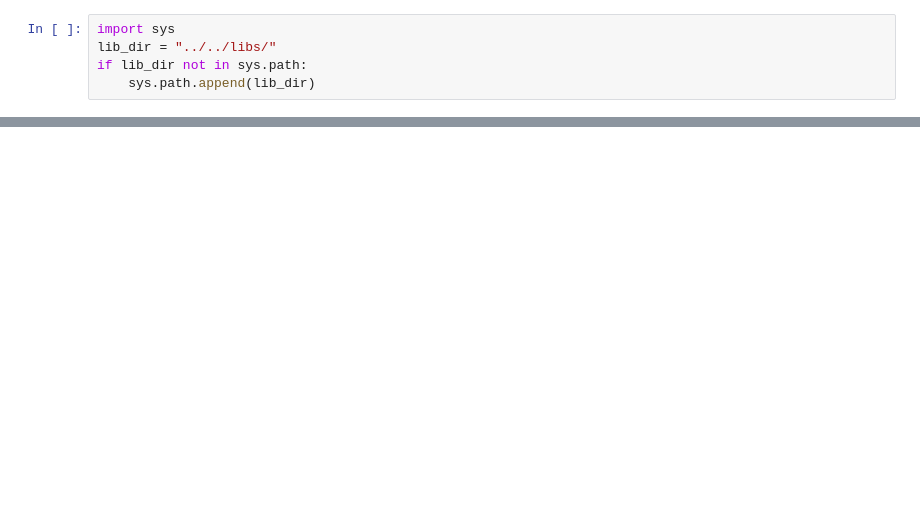
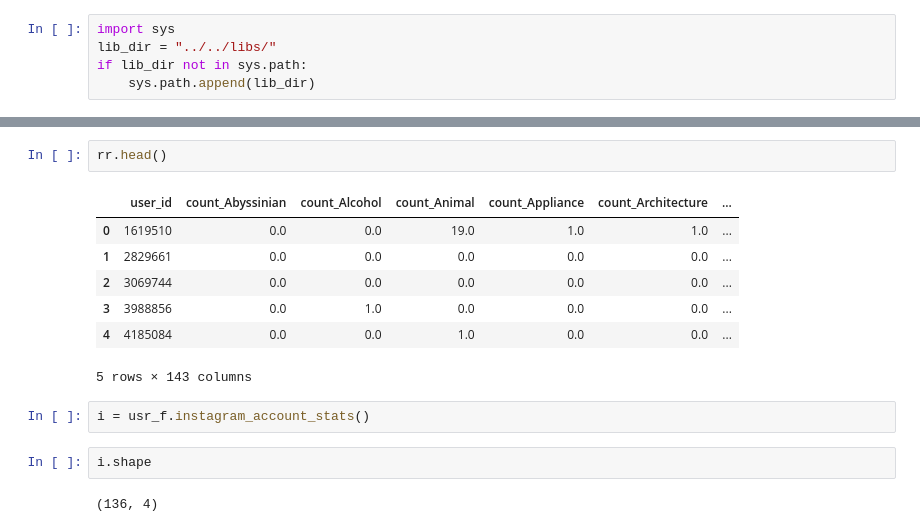
Before and after one commit to JeroenSchmidt/UvA-DSF-group, a Jupyter notebook: uc2/exploration_notebooks/jeroen/Untitled.ipynb, the cells around one changed output, grey strips where cells are left out. Drawn from its saved outputs; the diff is of its cells as text; blank space fills up the shorter version.

```diff
--- a/uc2/exploration_notebooks/jeroen/Untitled.ipynb
+++ b/uc2/exploration_notebooks/jeroen/Untitled.ipynb
@@ -340,0 +120,16 @@ usr_f.average_engagement().head(1)
+# %%
+rr.head()
+# %% [output]
+|  | user_id | count_Abyssinian | count_Alcohol | count_Animal | count_Appliance | count_Architecture | ... |
+| 0 | 1619510 | 0.0 | 0.0 | 19.0 | 1.0 | 1.0 | ... |
+| 1 | 2829661 | 0.0 | 0.0 | 0.0 | 0.0 | 0.0 | ... |
+| 2 | 3069744 | 0.0 | 0.0 | 0.0 | 0.0 | 0.0 | ... |
+| 3 | 3988856 | 0.0 | 1.0 | 0.0 | 0.0 | 0.0 | ... |
+| 4 | 4185084 | 0.0 | 0.0 | 1.0 | 0.0 | 0.0 | ... |
+5 rows × 143 columns
+# %%
+i = usr_f.instagram_account_stats()
+# %%
+i.shape
+# %% [output]
+(136, 4)
```
Also changed, not shown: parts of 58 cells of this notebook, 13 other files.
